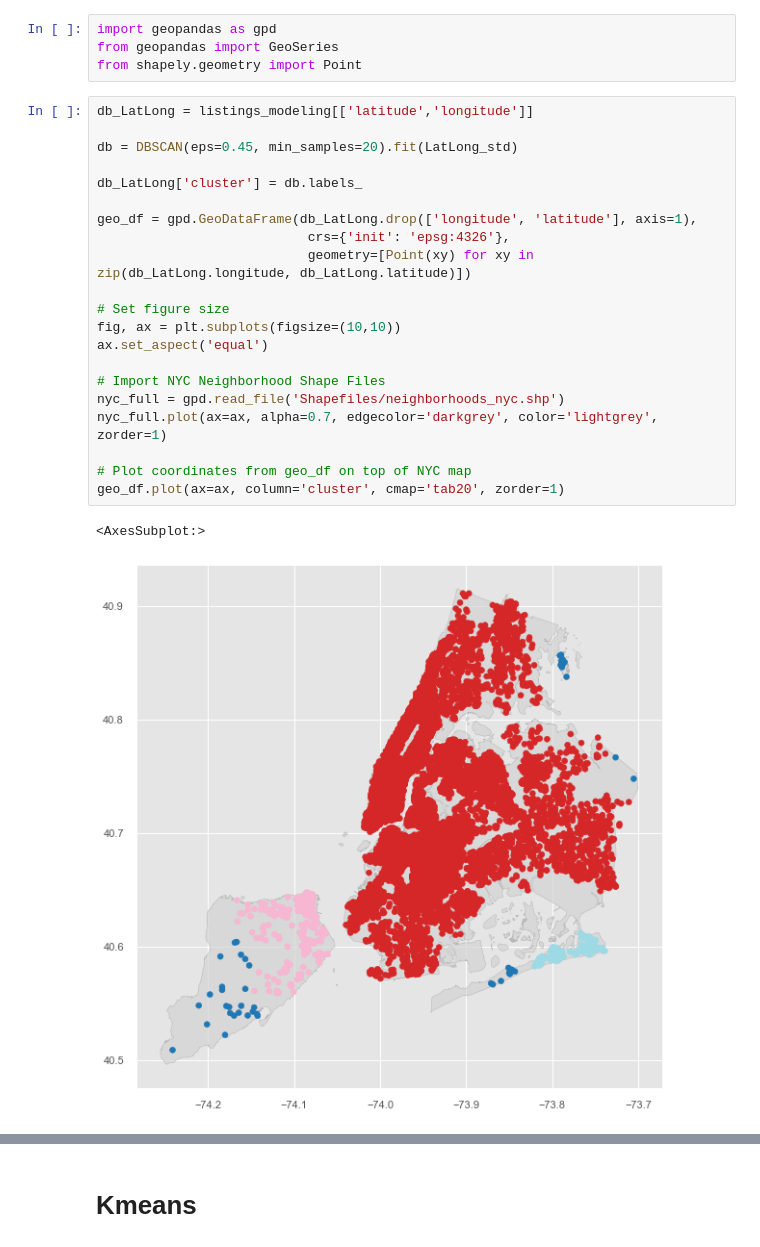
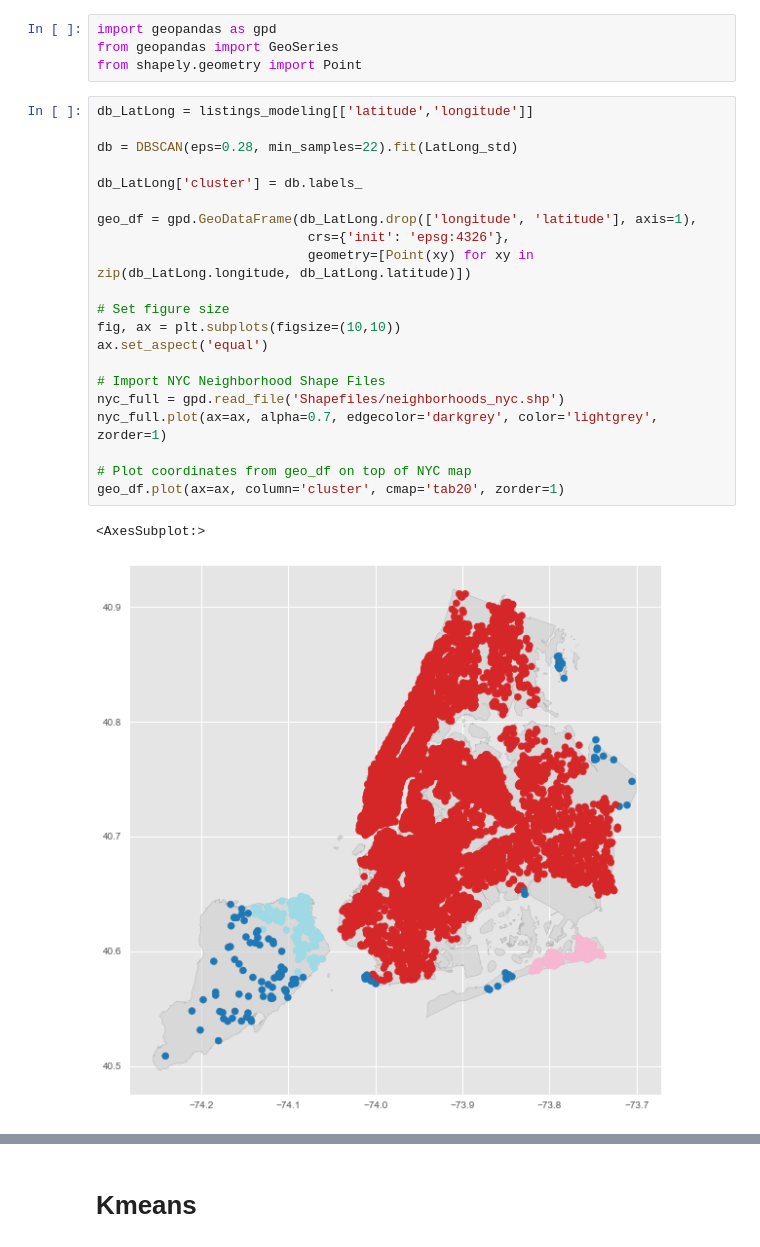
Before and after one commit to rickfontenot/airbnb, a Jupyter notebook: Lab3/Working/lab3_Puri2.ipynb, the cells around one changed output, grey strips where cells are left out. Cells and saved outputs as stored; diff of their text form.

Commit message:
DBSCAN before 11/14 9am Meeting

```diff
--- a/Lab3/Working/lab3_Puri2.ipynb
+++ b/Lab3/Working/lab3_Puri2.ipynb
@@ -1060,24 +968,24 @@ from shapely.geometry import Point
 # %%
 db_LatLong = listings_modeling[['latitude','longitude']]
 
-db = DBSCAN(eps=0.45, min_samples=20).fit(LatLong_std)
+db = DBSCAN(eps=0.28, min_samples=22).fit(LatLong_std)
 
 db_LatLong['cluster'] = db.labels_
 
 geo_df = gpd.GeoDataFrame(db_LatLong.drop(['longitude', 'latitude'], axis=1),
                            crs={'init': 'epsg:4326'},
                            geometry=[Point(xy) for xy in zip(db_LatLong.longitude, db_LatLong.latitude)])
 
 # Set figure size
 fig, ax = plt.subplots(figsize=(10,10))
 ax.set_aspect('equal')
 
 # Import NYC Neighborhood Shape Files
 nyc_full = gpd.read_file('Shapefiles/neighborhoods_nyc.shp')
 nyc_full.plot(ax=ax, alpha=0.7, edgecolor='darkgrey', color='lightgrey', zorder=1)
 
 # Plot coordinates from geo_df on top of NYC map
 geo_df.plot(ax=ax, column='cluster', cmap='tab20', zorder=1)
 # %% [output]
 <AxesSubplot:>
-[figure, old version]
+[figure, new version]
```
Also changed, not shown: parts of 34 cells of this notebook.
